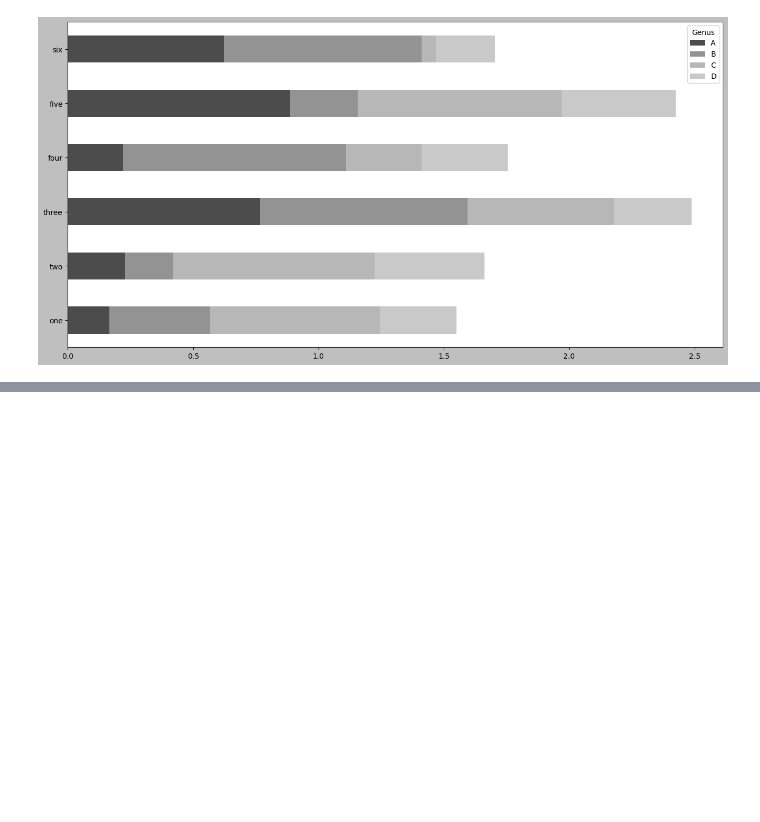
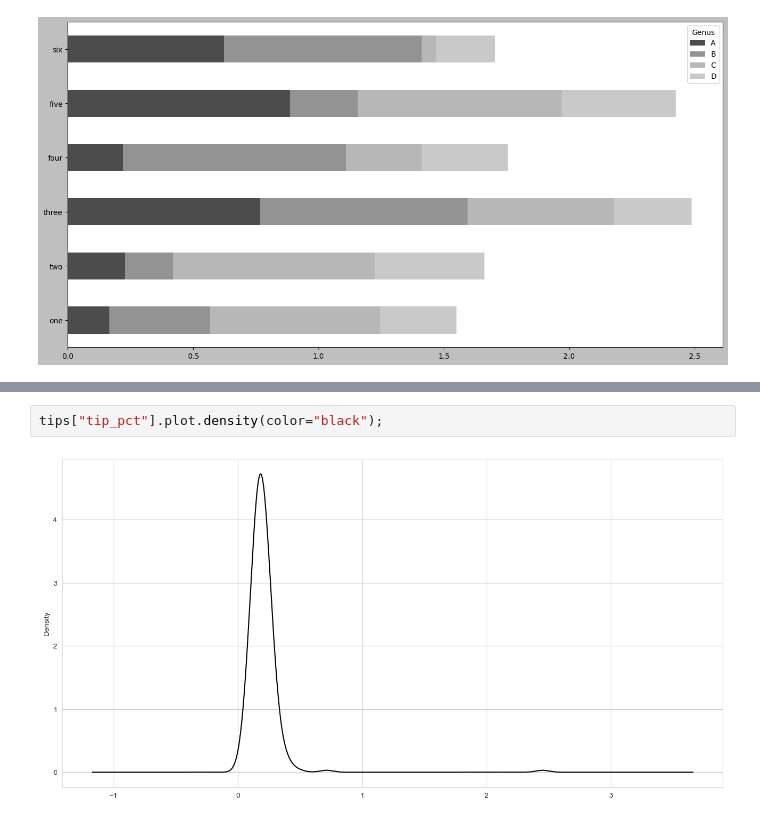
Before and after one commit to almanzanas/DataAnalystsJourney, a Jupyter notebook: python_data_analysis/basics/plotting_visualization.ipynb, the cells around one changed output, grey strips where cells are left out. Drawn from its saved outputs; the diff is of its cells as text; blank space fills up the shorter version.

```diff
--- a/python_data_analysis/basics/plotting_visualization.ipynb
+++ b/python_data_analysis/basics/plotting_visualization.ipynb
@@ -428,0 +543,4 @@ None
+# %%
+tips["tip_pct"].plot.density(color="black");
+# %% [output]
+[figure, added]
```
Also changed, not shown: parts of 27 cells of this notebook.
